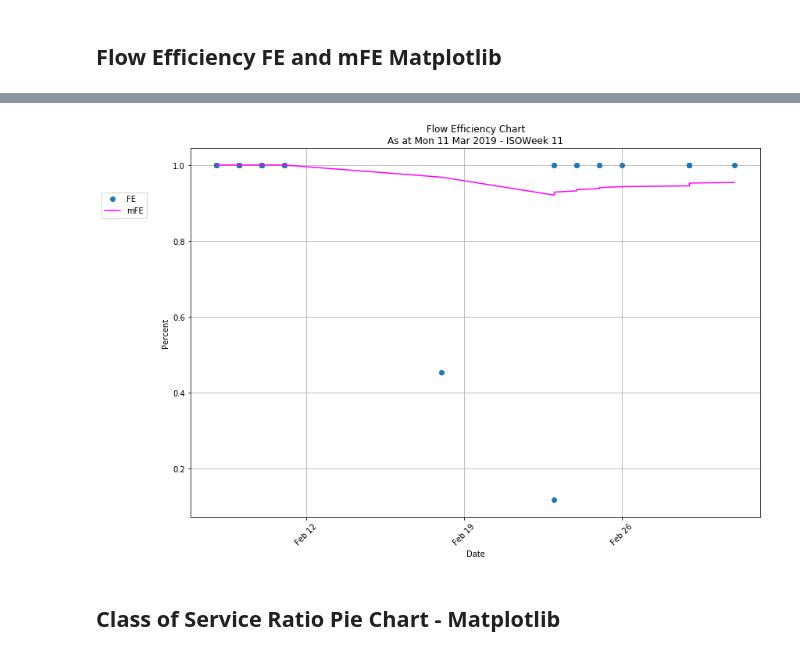
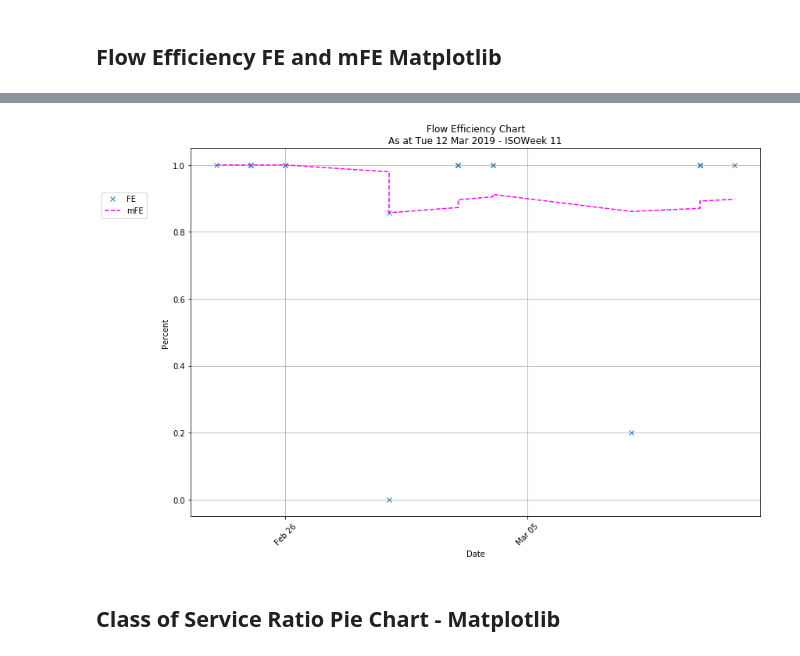
Before and after one commit to rnwolf/pandas_agile_metrics, a Jupyter notebook: Index.ipynb, the cells around one changed output, grey strips where cells are left out. Drawn from its saved outputs; the diff is of its cells as text; code cells hidden in the pictures.

```diff
--- a/Index.ipynb
+++ b/Index.ipynb
@@ -87,8 +88,8 @@ if SOURCE=="AAMfP Excel":
 https://www.link_to_extract_utility_to_go_here.com
 # %%
 if SOURCE=="Custom":
-    activities_df = pd.read_excel('BPDTS-coaching-Issues_2019-03-01.xlsx',sheet_name='Activities')
-    activities_df.columns
+    filename='BPDTS-coaching-Issues_2019-03-11.xlsx'
+    activities_df = pd.read_excel(filename,sheet_name='Activities')
 # %% [markdown]
 ### Copy and paste activities from Excel or LibreOffice
 # %%
@@ -339,5 +357,3 @@ metrics_df['mFT'] = metrics_df['FT'].astype(float).expanding(min_periods=1).mean
 # %%
 for percentile in percentiles:
     metrics_df[percentile] = metrics_df['FT'].astype(float).expanding(min_periods=1).apply(lambda x: round(np.nanpercentile(x,percentile)),raw=False)
-# %%
-metrics_df['95'] = metrics_df['FT'].astype(float).expanding(min_periods=1).apply(lambda x: round(np.nanpercentile(x, 95)),raw=False)
@@ -1166,27 +1172,27 @@ Index([        'ID',       'Name',    'Backlog',       'Next', 'InProgress',
       dtype='object')
 # %%
-x=list(metrics_df['Done'].values)
+x=list(metrics_df[finished_state].values)
 y1=list(metrics_df['FE'].values)
 y2=list(metrics_df['mFE'].values)
 # %%
 # Create the plot space upon which to plot
 fig,ax = plt.subplots(figsize=(12,8))
-ax.plot(x, y1,lw=0,label="FE",marker='o') # Bit of a trick to convert line chart to be scatter by setting linewidth to zero and add markers.
-ax.plot(x,y2,label="mFE",color='magenta')
+ax.plot(x,y1,lw=0,label="FE",marker='x') # Bit of a trick to convert line chart to be scatter by setting linewidth to zero and add markers.
+ax.plot(x,y2,label="mFE",color='magenta',linestyle='--')
 plt.setp(ax.get_xticklabels(),rotation=45)
 plt.grid(True)
 plt.legend(loc='lower right',bbox_to_anchor=(-0.07,0.8))
 ax.set(xlabel='Date',
       ylabel='Percent',
       title='Flow Efficiency Chart\n'+today_nice_str)
 ax.xaxis.set_major_locator(mdates.WeekdayLocator())
 ax.xaxis.set_major_formatter(mdates.DateFormatter('%b %d'))
 
 plt.tight_layout()
 plt.savefig(today_str+'_Flow_Efficiency.png')
 #plt.show()
 # %% [output]
-[figure, old version]
+[figure, new version]
 # %% [markdown]
 ## Class of Service Ratio Pie Chart - Matplotlib
 # %%
```
Also changed, not shown: parts of 59 cells of this notebook.
